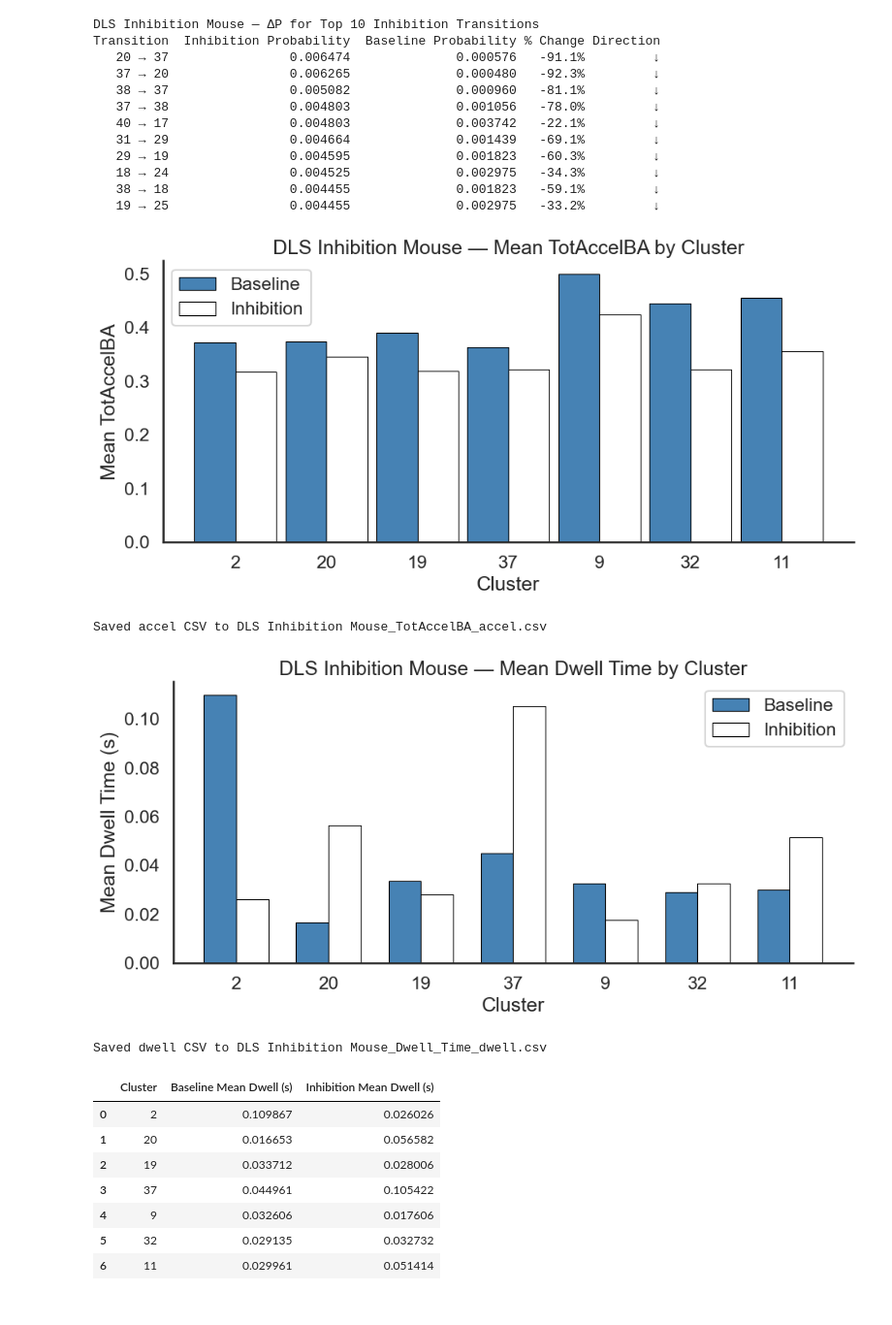
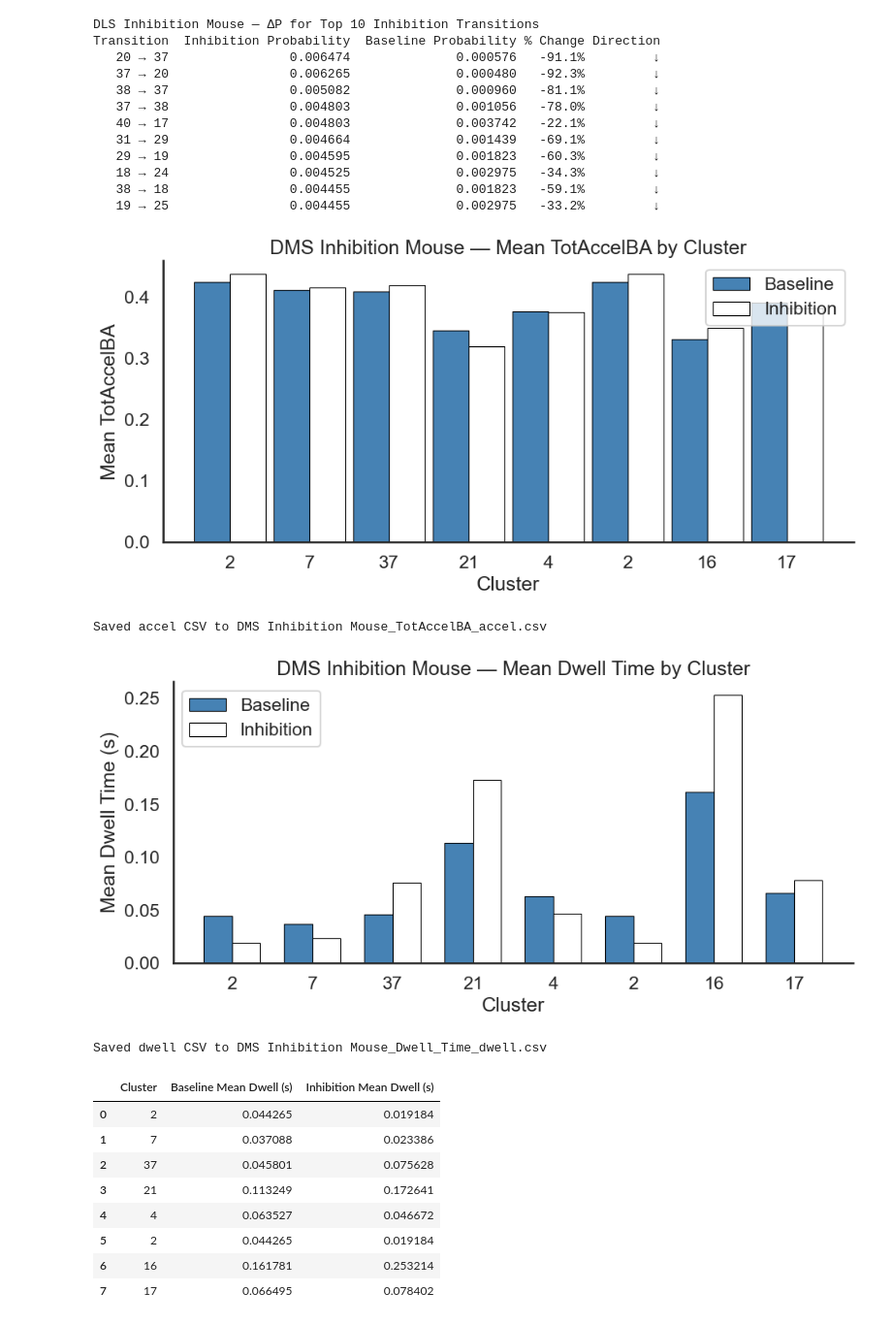
Before and after one commit to Ganglia-Guardian/AccelCluster-Visualizations, a Jupyter notebook: figure4_inhibition.ipynb, the cells around one changed output. Shown at 97% size. Cells and saved outputs as stored; diff of their text form; code cells hidden in the pictures.

Commit message:
Update Transition Graphs

```diff
--- a/figure4_inhibition.ipynb
+++ b/figure4_inhibition.ipynb
@@ -799,6 +801,6 @@ def plot_combined_shared_transition_graphs(df_mouse, mouse_name, graph_top_n=40,
 # %%
 for mouse_name in df_all["Mouse"].unique():
     df_mouse = df_all[df_all["Mouse"] == mouse_name].copy()
-    plot_combined_shared_transition_graphs(df_mouse, mouse_name, graph_top_n=1580, save=True)
+    plot_combined_shared_transition_graphs(df_mouse, mouse_name, graph_top_n=40, save=True)
     break
 # %% [output]
@@ -911,8 +917,8 @@ def plot_3d_vs_2d_top_transitions(df_mouse, mouse_name, top_n=10, reference="Bas
 # %%
 for mouse_name in df_all["Mouse"].unique():
     df_mouse = df_all[df_all["Mouse"] == mouse_name].copy()
-    plot_3d_vs_2d_top_transitions(df_mouse, mouse_name, top_n=10, reference="Baseline", save=True, path=f"{mouse_name}_Baseline_vs_Inhibition_top_transitions.png")
-    plot_3d_vs_2d_top_transitions(df_mouse, mouse_name, top_n=10, reference="Inhibition", save=True, path=f"{mouse_name}_Inhibition_vs_Baseline_top_transitions.png")
+    plot_3d_vs_2d_top_transitions(df_mouse, mouse_name, top_n=10, reference="Baseline", save=True, path=f"{mouse_name}_Baseline_vs_Inhibition_top_transitions.png").to_csv(f"{mouse_name}_Baseline_vs_Inhibition_top_transitions.csv", index=False)
+    plot_3d_vs_2d_top_transitions(df_mouse, mouse_name, top_n=10, reference="Inhibition", save=True, path=f"{mouse_name}_Inhibition_vs_Baseline_top_transitions.png").to_csv(f"{mouse_name}_Inhibition_vs_Baseline_top_transitions.csv", index=False)
 # %% [output]
 [figure]
 DLS Inhibition Mouse — Top 10 Baseline Transitions vs Inhibition
@@ -1147,8 +1168,8 @@ def plot_transition_probability_change(df_mouse, mouse_name, top_n=10, reference
 # %%
 for mouse_name in df_all["Mouse"].unique():
     df_mouse = df_all[df_all["Mouse"] == mouse_name].copy()
-    plot_transition_probability_change(df_mouse, mouse_name, top_n=10, reference="Baseline", save=True, path=f"{mouse_name}_Baseline_vs_Inhibition_transition_change.png")
-    plot_transition_probability_change(df_mouse, mouse_name, top_n=10, reference="Inhibition", save=True, path=f"{mouse_name}_Inhibition_vs_Baseline_transition_change.png")
+    plot_transition_probability_change(df_mouse, mouse_name, top_n=10, reference="Baseline", save=True, path=f"{mouse_name}_Baseline_vs_Inhibition_transition_change.png").to_csv(f"{mouse_name}_Baseline_vs_Inhibition_transition_change.csv", index=False)
+    plot_transition_probability_change(df_mouse, mouse_name, top_n=10, reference="Inhibition", save=True, path=f"{mouse_name}_Inhibition_vs_Baseline_transition_change.png").to_csv(f"{mouse_name}_Inhibition_vs_Baseline_transition_change.csv", index=False)
 # %% [output]
 [figure]
 DLS Inhibition Mouse — ΔP for Top 10 Baseline Transitions
@@ -1179,7 +1200,7 @@ Transition  Inhibition Probability  Baseline Probability % Change Direction
 # %%
 
 
-df = pd.read_csv(r"X:\3darena_chemogenetic\c1_041626\042126_m2_dls\042126_m2_dls_cluster_output_saline+inhibition\Combined_Results\Results\test1\combined_results_dls_with_features.csv")
+df = pd.read_csv(r"C:\Users\gangliagurdian\Desktop\chemo_dms\Combined_Results\Results\test1\combined_results_dms_with_features.csv")
 df["Condition"] = df["Folder_Name"].map({1.0: "Baseline", 2.0: "Inhibition"})
 # %%
 def plot_cluster_accel(df, mouse_name, cluster_labels, save=False, path=None):
@@ -1326,20 +1347,21 @@ def plot_cluster_dwell_time(df, mouse_name, cluster_labels, save=False, path=Non
 
     return df_out
 # %%
-cluster_labels = [2, 20, 19, 37, 9, 32, 11]
-mouse_name = "DLS Inhibition Mouse"
+cluster_labels = [2, 7, 37, 21, 4, 2, 16, 17]
+mouse_name = "DMS Inhibition Mouse"
 plot_cluster_accel(df, mouse_name, cluster_labels, save=True, path=f"{mouse_name}_TotAccelBA.png")
 plot_cluster_dwell_time(df, mouse_name, cluster_labels, save=True, path=f"{mouse_name}_Dwell_Time.png")
 # %% [output]
-[figure, old version]
+[figure, new version]
-Saved accel CSV to DLS Inhibition Mouse_TotAccelBA_accel.csv
+Saved accel CSV to DMS Inhibition Mouse_TotAccelBA_accel.csv
-[figure, old version]
+[figure, new version]
-Saved dwell CSV to DLS Inhibition Mouse_Dwell_Time_dwell.csv
+Saved dwell CSV to DMS Inhibition Mouse_Dwell_Time_dwell.csv
 |  | Cluster | Baseline Mean Dwell (s) | Inhibition Mean Dwell (s) |
-| 0 | 2 | 0.109867 | 0.026026 |
-| 1 | 20 | 0.016653 | 0.056582 |
-| 2 | 19 | 0.033712 | 0.028006 |
-| 3 | 37 | 0.044961 | 0.105422 |
-| 4 | 9 | 0.032606 | 0.017606 |
-| 5 | 32 | 0.029135 | 0.032732 |
-| 6 | 11 | 0.029961 | 0.051414 |
+| 0 | 2 | 0.044265 | 0.019184 |
+| 1 | 7 | 0.037088 | 0.023386 |
+| 2 | 37 | 0.045801 | 0.075628 |
+| 3 | 21 | 0.113249 | 0.172641 |
+| 4 | 4 | 0.063527 | 0.046672 |
+| 5 | 2 | 0.044265 | 0.019184 |
+| 6 | 16 | 0.161781 | 0.253214 |
+| 7 | 17 | 0.066495 | 0.078402 |
```
Also changed, not shown: parts of 9 cells of this notebook, 3 other files.
